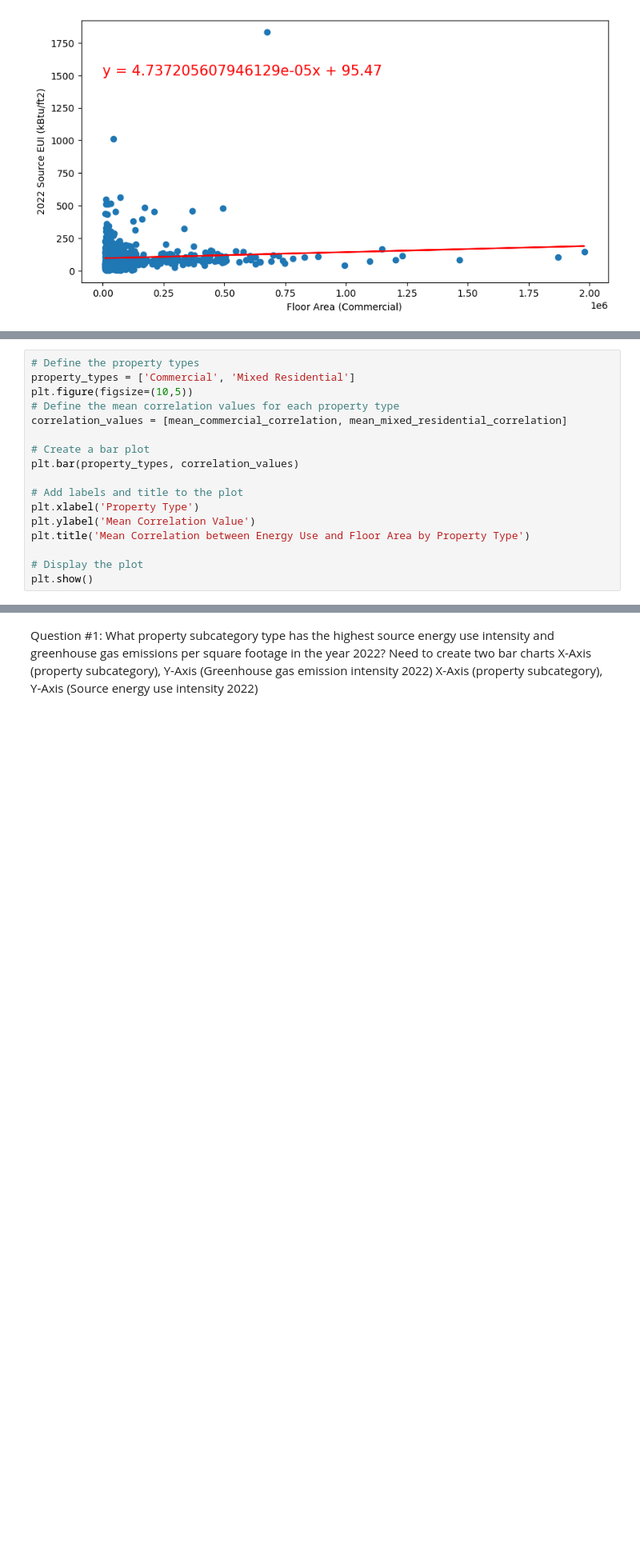
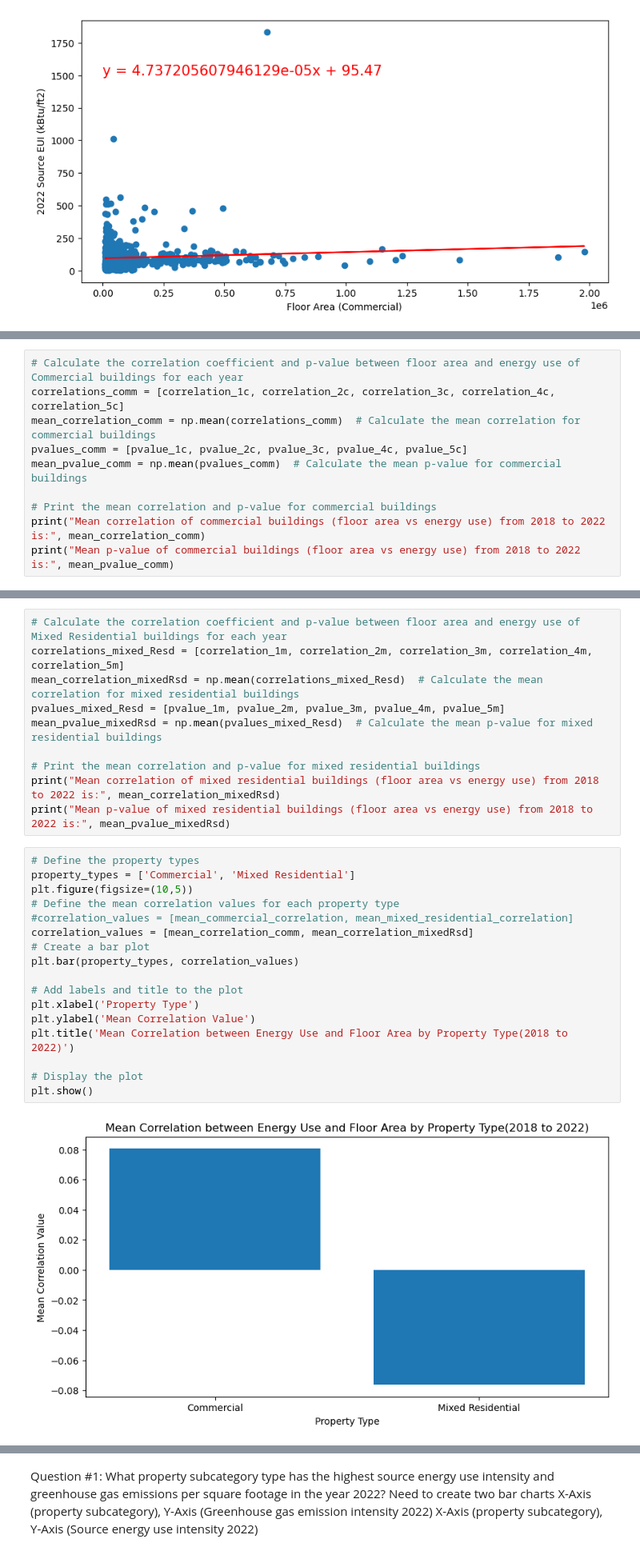
Before and after one commit to zohairnz/project-1, a Jupyter notebook: Project_1.ipynb, the cells around one changed output, grey strips where cells are left out. Shown at 80% size. Drawn from its saved outputs; the diff is of its cells as text; blank space fills up the shorter version.

```diff
--- a/Project_1.ipynb
+++ b/Project_1.ipynb
@@ -599,0 +278,10 @@ Mean correlation for Mixed Residential property type: -0.07100691036067878
+# %%
+# Calculate the correlation coefficient and p-value between floor area and energy use of Commercial buildings for each year
+correlations_comm = [correlation_1c, correlation_2c, correlation_3c, correlation_4c, correlation_5c]
+mean_correlation_comm = np.mean(correlations_comm)  # Calculate the mean correlation for commercial buildings
+pvalues_comm = [pvalue_1c, pvalue_2c, pvalue_3c, pvalue_4c, pvalue_5c]
+mean_pvalue_comm = np.mean(pvalues_comm)  # Calculate the mean p-value for commercial buildings
+
+# Print the mean correlation and p-value for commercial buildings
+print("Mean correlation of commercial buildings (floor area vs energy use) from 2018 to 2022 is:", mean_correlation_comm)
+print("Mean p-value of commercial buildings (floor area vs energy use) from 2018 to 2022 is:", mean_pvalue_comm)
@@ -600,17 +330,29 @@ Mean correlation for Mixed Residential property type: -0.07100691036067878
+# %%
+# Calculate the correlation coefficient and p-value between floor area and energy use of Mixed Residential buildings for each year
+correlations_mixed_Resd = [correlation_1m, correlation_2m, correlation_3m, correlation_4m, correlation_5m]
+mean_correlation_mixedRsd = np.mean(correlations_mixed_Resd)  # Calculate the mean correlation for mixed residential buildings
+pvalues_mixed_Resd = [pvalue_1m, pvalue_2m, pvalue_3m, pvalue_4m, pvalue_5m]
+mean_pvalue_mixedRsd = np.mean(pvalues_mixed_Resd)  # Calculate the mean p-value for mixed residential buildings
+
+# Print the mean correlation and p-value for mixed residential buildings
+print("Mean correlation of mixed residential buildings (floor area vs energy use) from 2018 to 2022 is:", mean_correlation_mixedRsd)
+print("Mean p-value of mixed residential buildings (floor area vs energy use) from 2018 to 2022 is:", mean_pvalue_mixedRsd)
 # %%
 # Define the property types
 property_types = ['Commercial', 'Mixed Residential']
 plt.figure(figsize=(10,5))
 # Define the mean correlation values for each property type
-correlation_values = [mean_commercial_correlation, mean_mixed_residential_correlation]
-
+#correlation_values = [mean_commercial_correlation, mean_mixed_residential_correlation]
+correlation_values = [mean_correlation_comm, mean_correlation_mixedRsd]
 # Create a bar plot
 plt.bar(property_types, correlation_values)
 
 # Add labels and title to the plot
 plt.xlabel('Property Type')
 plt.ylabel('Mean Correlation Value')
-plt.title('Mean Correlation between Energy Use and Floor Area by Property Type')
+plt.title('Mean Correlation between Energy Use and Floor Area by Property Type(2018 to 2022)')
 
 # Display the plot
 plt.show()
+# %% [output]
+[figure, added]
```
Also changed, not shown: parts of 13 cells of this notebook.
